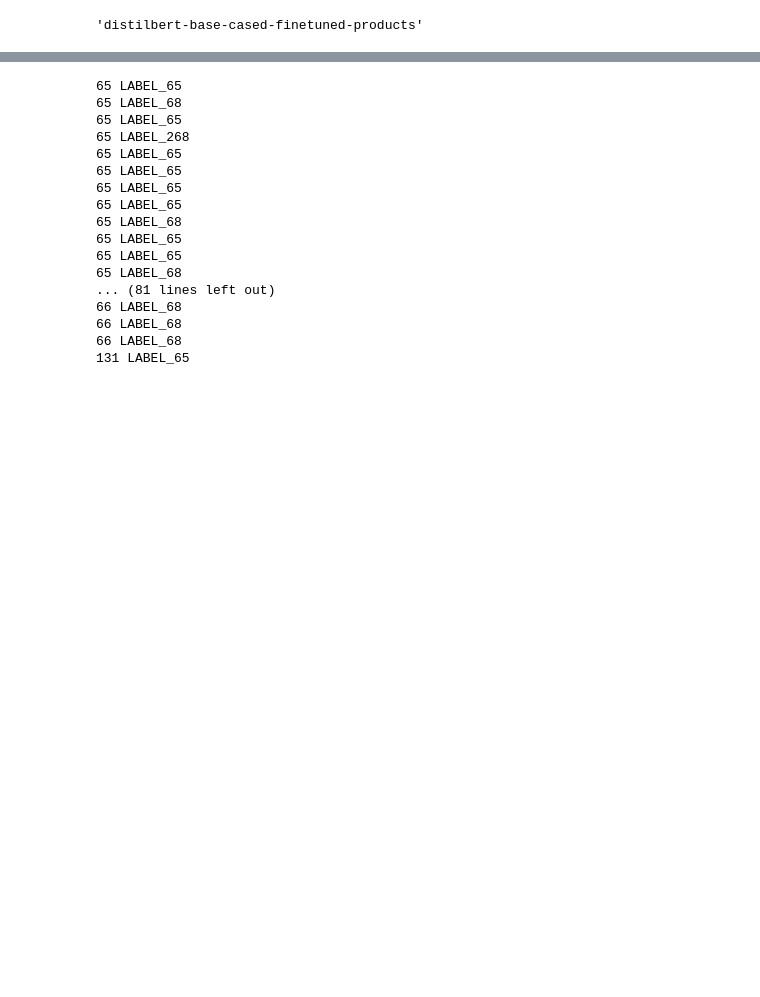
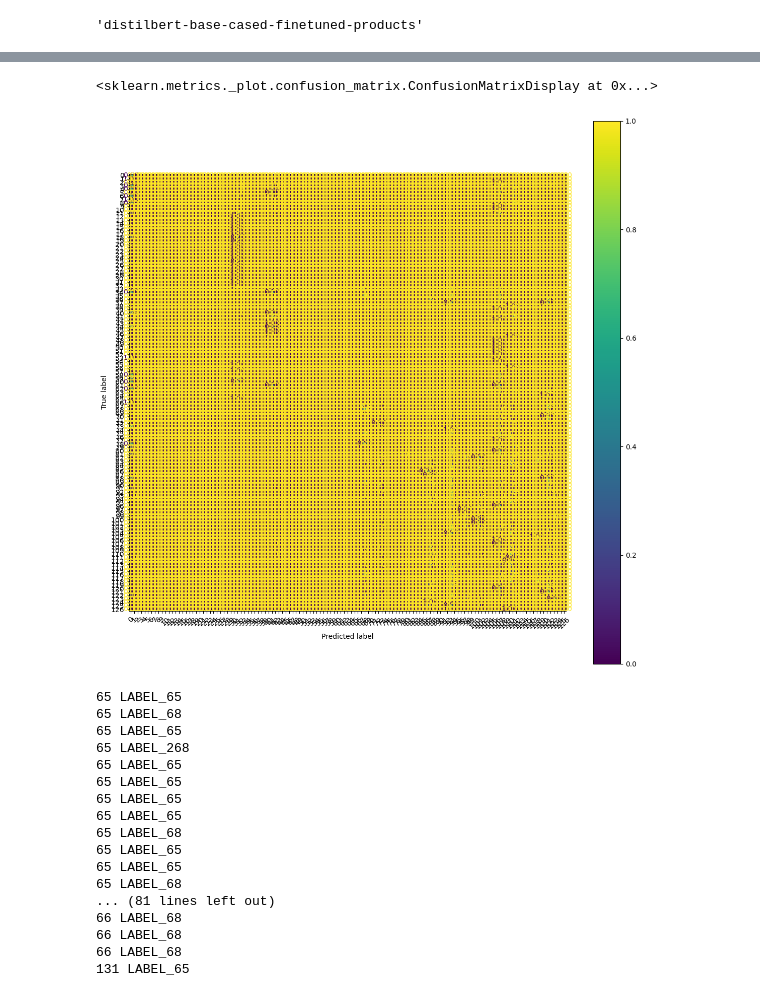
Before and after one commit to EIB-Restaurant/burnt_labels, a Jupyter notebook: llm/text_classification.ipynb, the cells around one changed output, grey strips where cells are left out. Saved outputs shown, nothing was run; the diff lists cells and outputs as text; code cells hidden in the pictures; blank space fills up the shorter version.

```diff
--- a/llm/text_classification.ipynb
+++ b/llm/text_classification.ipynb
@@ -574,3 +648,14 @@ array([  65,   65,   65, ..., 9944, 9944, 9944])
+# %%
+fig, ax = plt.subplots(figsize=(14, 14))
+
+cm = confusion_matrix(y_true=preds.label_ids, y_pred=preds.predictions.argmax(axis=-1), normalize='true')
+
+disp = ConfusionMatrixDisplay(confusion_matrix=cm)
+
+disp.plot(ax=ax, cmap='viridis', xticks_rotation=45, values_format='.2f')
+# %% [output]
+<sklearn.metrics._plot.confusion_matrix.ConfusionMatrixDisplay at 0x...>
+[figure, added]
 # %%
 for ids in range(len(imdb_encoded['test'])):
     print(imdb_encoded['test'][ids]['label'], classifier(imdb_encoded['test'][ids]['text'])[0]['label'])
```
Also changed, not shown: parts of 40 cells of this notebook.
